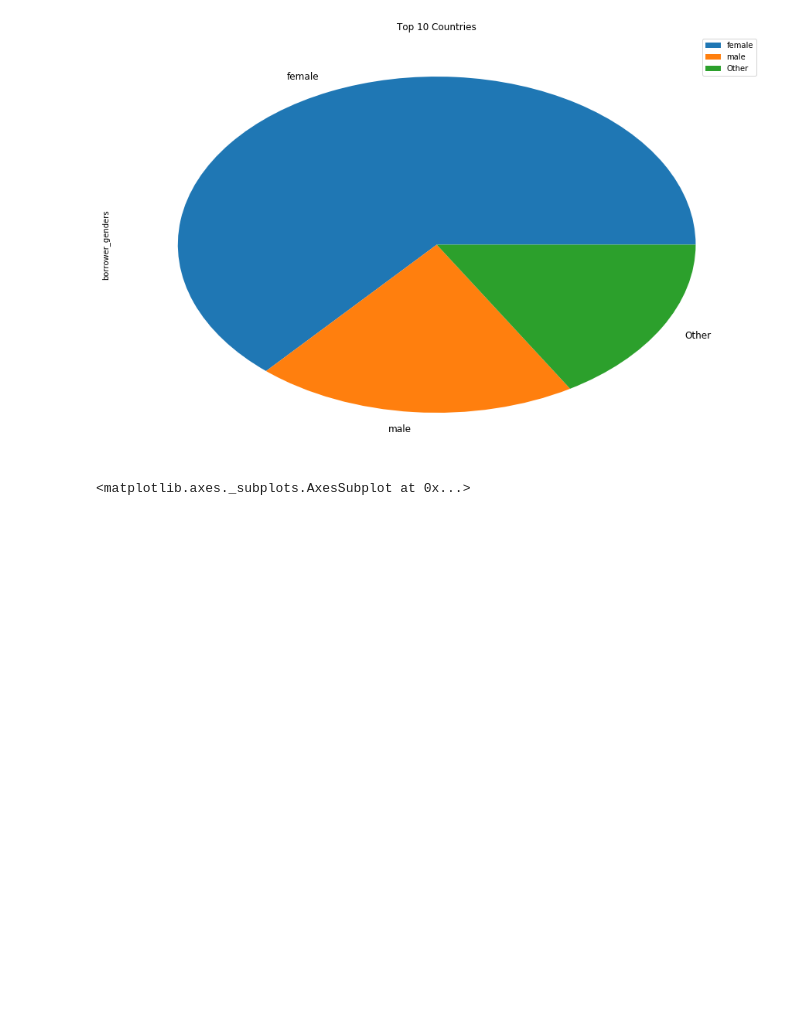
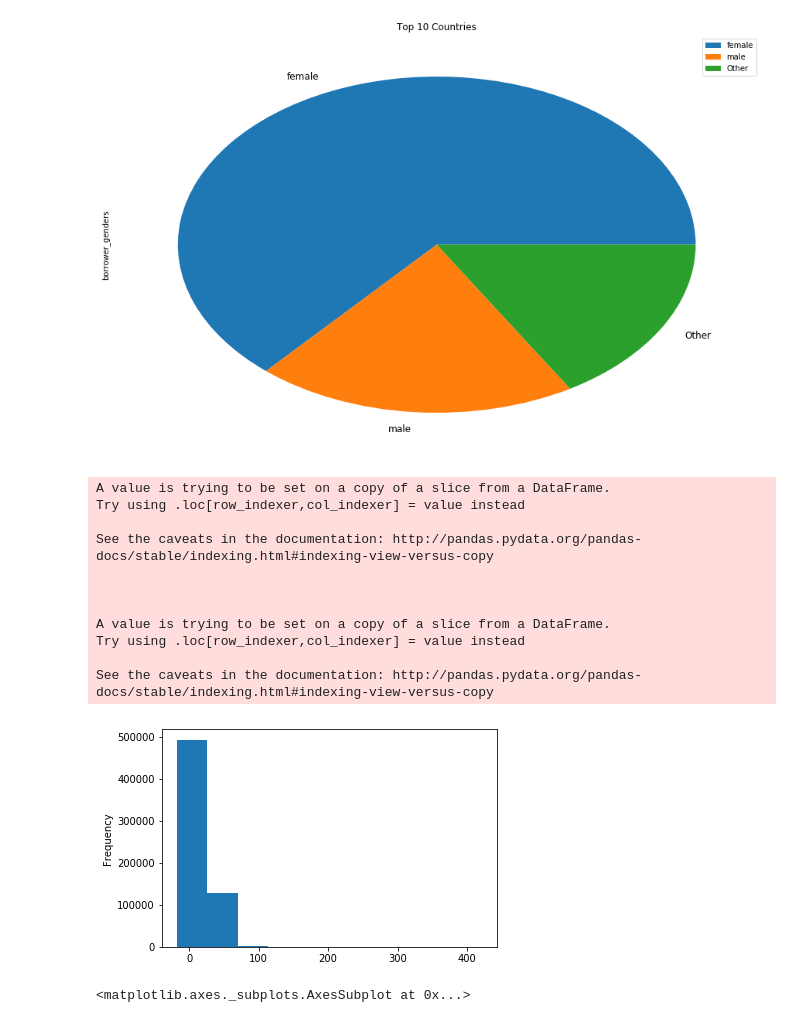
Before and after one commit to aabtzu/w207-FinalProj, a Jupyter notebook: W207-kiva-subha.ipynb, the cells around one changed output. Cells and saved outputs as stored; diff of their text form; code cells hidden in the pictures; blank space fills up the shorter version.

```diff
--- a/W207-kiva-subha.ipynb
+++ b/W207-kiva-subha.ipynb
@@ -98,6 +122,31 @@ df_kiva_loans['borrower_genders'].value_counts().head(3).plot(kind='pie', title
 # %% [output]
 <matplotlib.axes._subplots.AxesSubplot at 0x...>
 [figure]
+# %%
+df_funded = df_kiva_loans[(df_kiva_loans['funded_amount']!=0)]
+df_funded.dropna()
+df_funded.shape
+
+df_funded['funded_time'] = pd.to_datetime(df_funded['funded_time'])
+df_funded['posted_time'] = pd.to_datetime(df_funded['posted_time'])
+time_to_fund = (df_funded.funded_time - df_funded.posted_time)
+time_to_fund_in_days = (time_to_fund.astype('timedelta64[s]')/(3600 * 24))
+df_funded = df_funded.assign(time_to_fund=time_to_fund)
+df_funded = df_funded.assign(time_to_fund_in_days=time_to_fund_in_days)
+df_funded.time_to_fund_in_days.plot.hist();
+# %% [output]
+A value is trying to be set on a copy of a slice from a DataFrame.
+Try using .loc[row_indexer,col_indexer] = value instead
+
+See the caveats in the documentation: http://pandas.pydata.org/pandas-docs/stable/indexing.html#indexing-view-versus-copy
+
+
+
+A value is trying to be set on a copy of a slice from a DataFrame.
+Try using .loc[row_indexer,col_indexer] = value instead
+
+See the caveats in the documentation: http://pandas.pydata.org/pandas-docs/stable/indexing.html#indexing-view-versus-copy
+[figure, added]
 # %%
 df_kiva_loans['use'].value_counts().head(10).plot(kind='bar', title ="Top 10 Countries", figsize=(15, 10), legend=True, fontsize=12)
 # %% [output]
```
Also changed, not shown: parts of 17 cells of this notebook.
